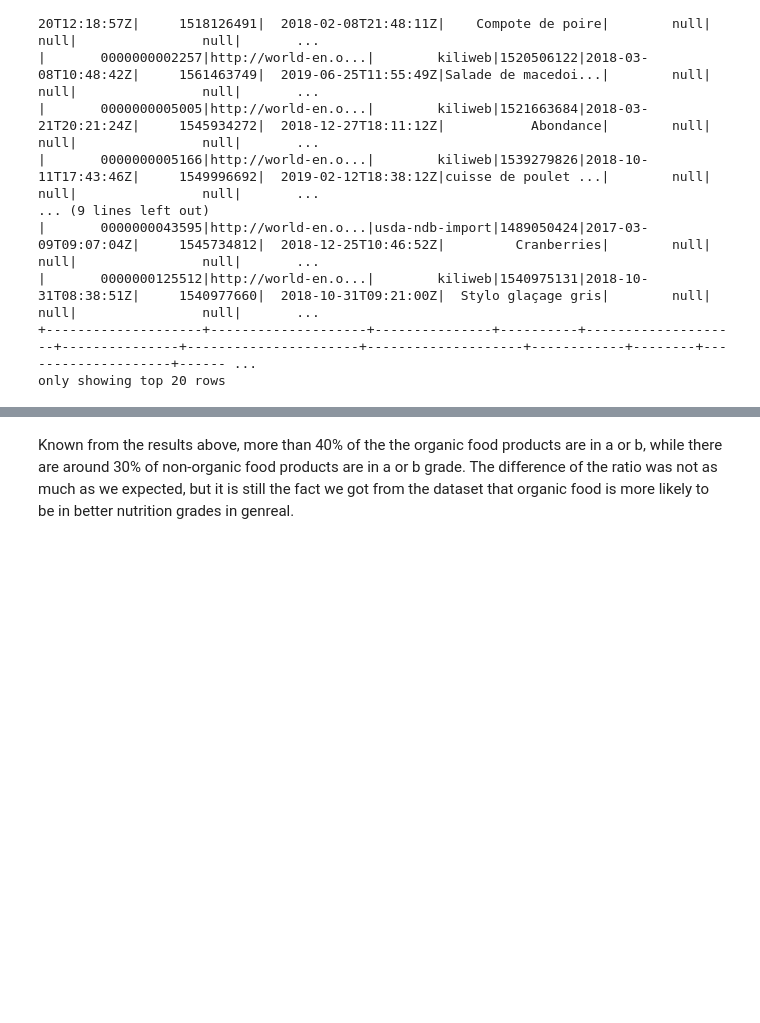
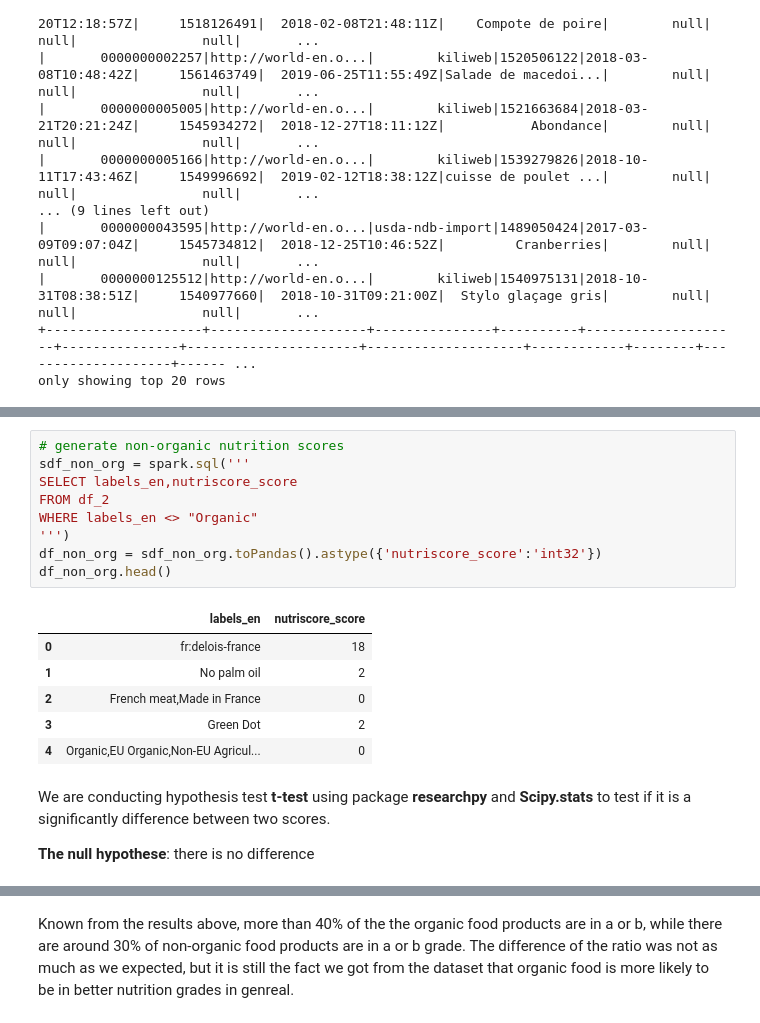
Before and after one commit to raman-bhatia/cis_5450_final_project, a Jupyter notebook: CIS5450_Project_draft_shared.ipynb, the cells around one changed output, grey strips where cells are left out. Drawn from its saved outputs; the diff is of its cells as text; blank space fills up the shorter version.

```diff
--- a/CIS5450_Project_draft_shared.ipynb
+++ b/CIS5450_Project_draft_shared.ipynb
@@ -344,0 +378,21 @@ From the results above we know organic food do have a better nutrition score tha
+# %%
+# generate non-organic nutrition scores
+sdf_non_org = spark.sql('''
+SELECT labels_en,nutriscore_score
+FROM df_2
+WHERE labels_en <> "Organic"
+''')
+df_non_org = sdf_non_org.toPandas().astype({'nutriscore_score':'int32'})
+df_non_org.head()
+# %% [output]
+|  | labels_en | nutriscore_score |
+| 0 | fr:delois-france | 18 |
+| 1 | No palm oil | 2 |
+| 2 | French meat,Made in France | 0 |
+| 3 | Green Dot | 2 |
+| 4 | Organic,EU Organic,Non-EU Agricul... | 0 |
+# %% [markdown]
+We are conducting hypothesis test **t-test** using package **researchpy** and **Scipy.stats**
+to test if it is a significantly difference between two scores.
+
+**The null hypothese**: there is no difference
```
Also changed, not shown: parts of 63 cells of this notebook.
